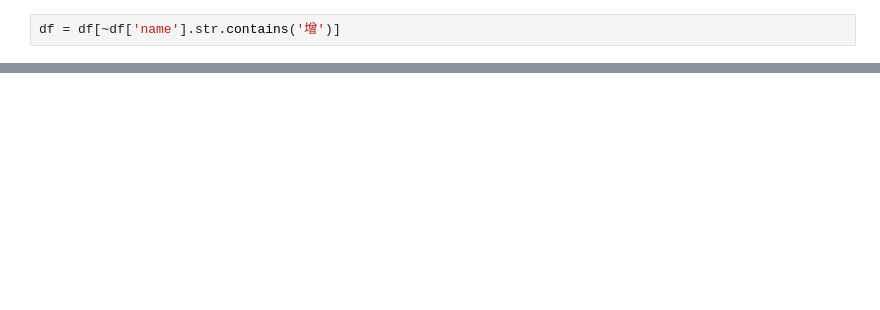
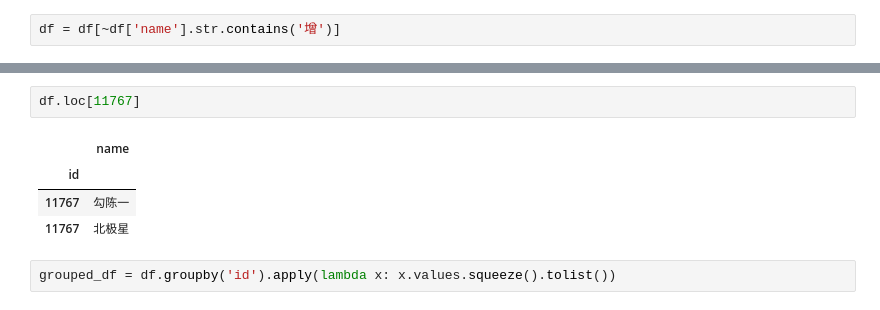
Before and after one commit to alephpi/sky-wander, a Jupyter notebook: proc.ipynb, the cells around one changed output, grey strips where cells are left out. Saved outputs shown, nothing was run; the diff lists cells and outputs as text; blank space fills up the shorter version.

Commit message:
stars.6 with cn abbr name

```diff
--- a/proc.ipynb
+++ b/proc.ipynb
@@ -34,0 +35,9 @@ df.sort_values(by='name')
+# %%
+df.loc[11767]
+# %% [output]
+|  | name |
+| id |  |
+| 11767 | 勾陈一 |
+| 11767 | 北极星 |
+# %%
+grouped_df = df.groupby('id').apply(lambda x: x.values.squeeze().tolist())
```
Also changed, not shown: parts of 28 cells of this notebook, 3 other files.
